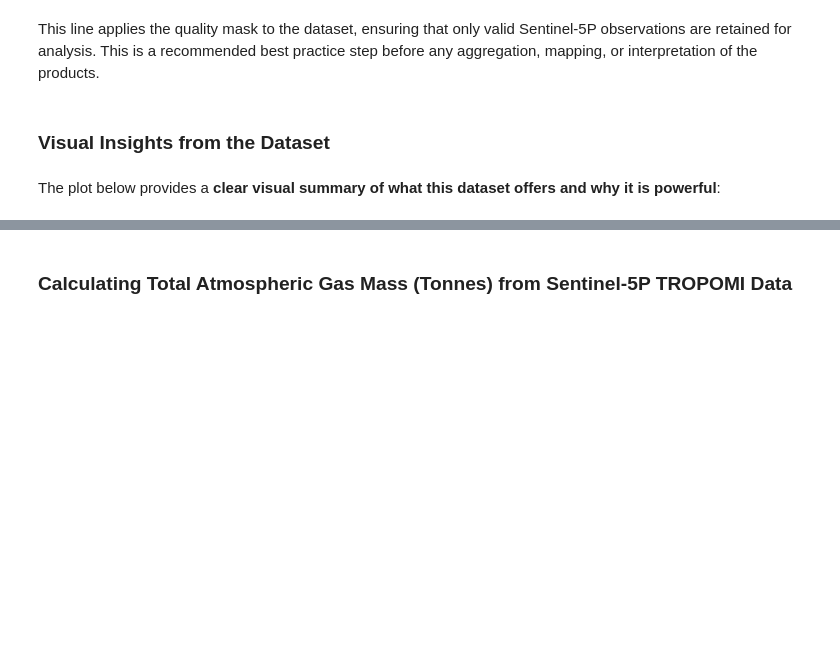
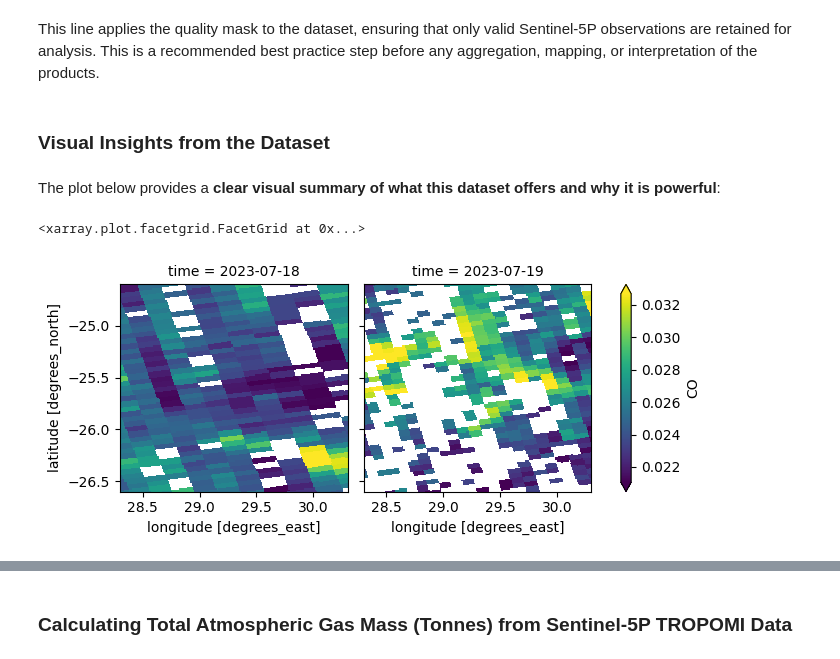
Before and after one commit to digitalearthafrica/open-data-examples, a Jupyter notebook: open-data-examples/DEafrica_sentinel_5p/get-to-know-a-dataset.ipynb, the cells around one changed output, grey strips where cells are left out. Drawn from its saved outputs; the diff is of its cells as text; code cells hidden in the pictures; blank space fills up the shorter version.

```diff
--- a/open-data-examples/DEafrica_sentinel_5p/get-to-know-a-dataset.ipynb
+++ b/open-data-examples/DEafrica_sentinel_5p/get-to-know-a-dataset.ipynb
@@ -226,6 +226,6 @@ If a user wishes to load other Sentinel-5P TROPOMI Level-2 products, they simply
 # %%
 # Set the STAC collections
-collections = ["s5p_tropomi_l2_ch4"]
+collections = ["s5p_tropomi_l2_co"]
 # %% [markdown]
 The code block below builds and executes a STAC search query using the parameters you defined earlier, then reports how many matching datasets were found.
 
@@ -275,7 +275,7 @@ Here is what each parameter in `stac_load` is doing:
 * **`resolution=-0.01`**
   Sets the output spatial resolution (~1 km at the equator). The negative value ensures correct north-up orientation.
 # %%
-ds_ch4 = stac_load(
+ds_co = stac_load(
     items,
     crs='EPSG:4326',
     chunks={},
@@ -307,13 +331,16 @@ ds_ch4
 # %% [markdown]
 This line applies the quality mask to the dataset, ensuring that only valid Sentinel-5P observations are retained for analysis. This is a recommended best practice step before any aggregation, mapping, or interpretation of the products.
 # %%
-ds_ch4 = ds_ch4.where(ds_ch4.dataMask == 1)
+ds_co = ds_co.where(ds_co.dataMask == 1)
 # %% [markdown]
 ### Visual Insights from the Dataset
 # %% [markdown]
 The plot below provides a **clear visual summary of what this dataset offers and why it is powerful**:
 # %%
-ds_ch4['CH4'].plot(robust=True, col="time")
+ds_co['CO'].plot(robust=True, col="time")
+# %% [output]
+<xarray.plot.facetgrid.FacetGrid at 0x...>
+[figure, added]
 # %% [markdown]
 #### What this visual shows
 
```
Also changed, not shown: parts of 15 cells of this notebook.
